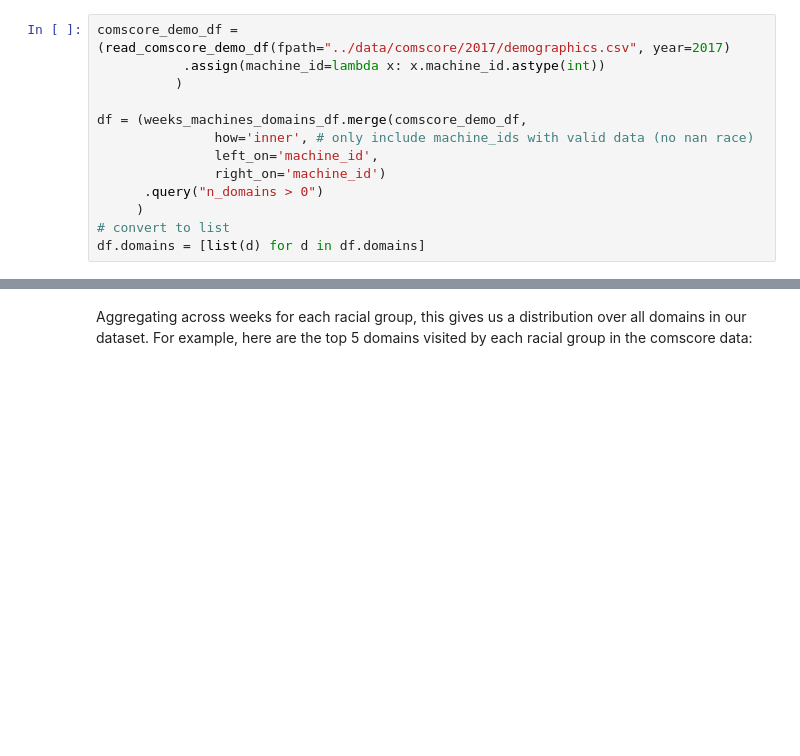
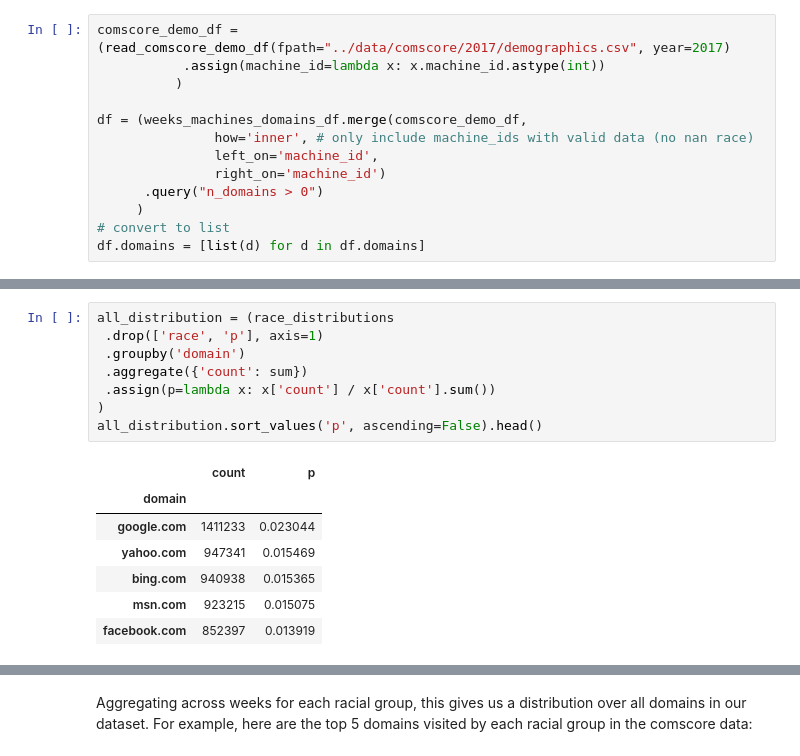
Before and after one commit to aberke/floc-analysis, a Jupyter notebook: notebooks/sensitivity-by-race-by-domain-visit-frequency.ipynb, the cells around one changed output, grey strips where cells are left out. Drawn from its saved outputs; the diff is of its cells as text; blank space fills up the shorter version.

```diff
--- a/notebooks/sensitivity-by-race-by-domain-visit-frequency.ipynb
+++ b/notebooks/sensitivity-by-race-by-domain-visit-frequency.ipynb
@@ -117,3 +128,19 @@ all_distribution = (race_distributions
+# %%
+all_distribution = (race_distributions
+ .drop(['race', 'p'], axis=1)
+ .groupby('domain')
+ .aggregate({'count': sum})
+ .assign(p=lambda x: x['count'] / x['count'].sum())
+)
+all_distribution.sort_values('p', ascending=False).head()
+# %% [output]
+|  | count | p |
+| domain |  |  |
+| google.com | 1411233 | 0.023044 |
+| yahoo.com | 947341 | 0.015469 |
+| bing.com | 940938 | 0.015365 |
+| msn.com | 923215 | 0.015075 |
+| facebook.com | 852397 | 0.013919 |
 # %%
 # top N domains overall
 top_domains = all_distribution.nlargest(TOP_N_DOMAINS, columns='p')
```
Also changed, not shown: parts of 13 cells of this notebook.
